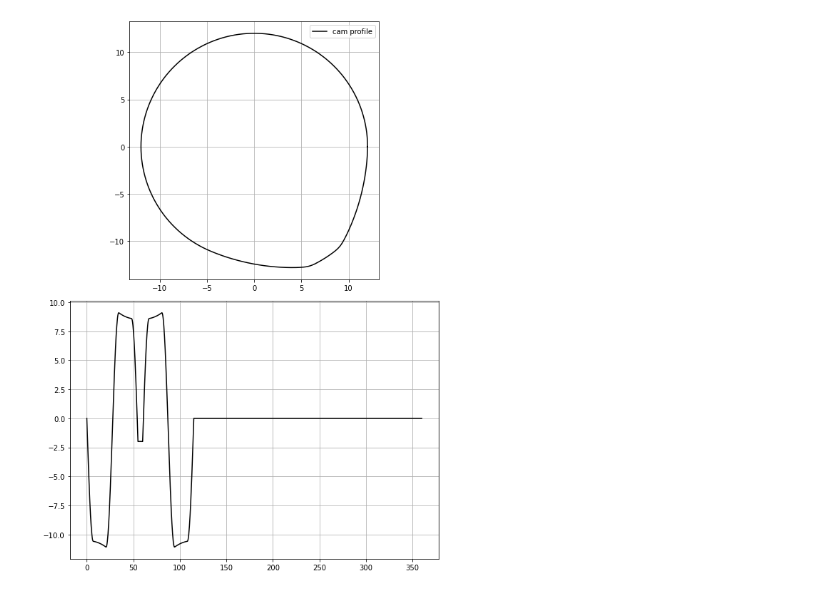
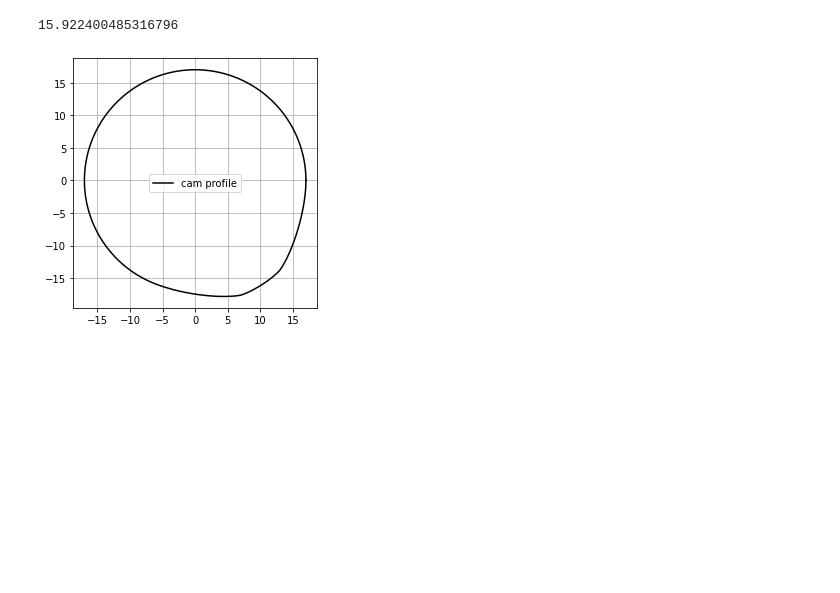
Before and after one commit to chimnonvuive/literate-meme, a Jupyter notebook: air compressor/cam.ipynb, the cells around one changed output. Saved outputs shown, nothing was run; the diff lists cells and outputs as text; code cells hidden in the pictures; blank space fills up the shorter version.

```diff
--- a/air compressor/cam.ipynb
+++ b/air compressor/cam.ipynb
@@ -143,32 +197,38 @@ plt.tight_layout()
+# %%
+rho_min = 1.5
+Rb = rho_min - min(ys + ddys)
+# plt.plot(-ys-ddys)
+# print(np.where(-ys-ddys==min(-ys-ddys)))
+# 260/1000*360
+print(Rb)
+Rb = 17
+# pn = sp.lambdify(t,p)
+# plt.plot(np.linspace(0,100), pn(np.linspace(0,100)))
+# %% [output]
+15.922400485316796
 # %%
-Rb, s, x, theta = 12, ys, dys, xs*np.pi/180
+s, x, theta = ys, dys, xs*np.pi/180
 RA = np.sqrt((Rb+s)**2 + x**2)
 sigA = theta + np.arctan(x/(Rb + s))
 
 xn = RA * np.cos(sigA)
 yn = -np.sign(omg) * RA * np.sin(sigA)
 
-# % axis equal
-# % plot(s,(R0+Y));
-# rho = Rb + ys + ddys
-# xn = rho*np.cos(T)
-# yn = rho*np.sin(T)
+fig, ax = plt.subplots()
+ax.plot(xn,yn,'k',label='cam profile')
+ax.grid()
+ax.set_aspect('equal')
+ax.legend()
 
-fig, ax = plt.subplots(2,1, figsize=(8,11))
-# fig0.show()
-ax[0].plot(xn,yn,'k',label='cam profile')
-ax[0].grid()
-ax[0].set_aspect('equal')
-ax[0].legend()
-# ax[0].set_xlim(0,30)
-# ax[0].set_ylim(-30,-20)
-ax[1].plot(xs,-ys-ddys,'k')
-ax[1].grid()
-ax[1].set_xlabel
+# fig, ax = plt.subplots(2,1, figsize=(8,11))
+# ax[0].plot(xn,yn,'k',label='cam profile')
+# ax[0].grid()
+# ax[0].set_aspect('equal')
+# ax[0].legend()
+# ax[1].plot(xs,-ys-ddys,'k')
+# ax[1].grid()
+# ax[1].set_xlabel
 plt.tight_layout()
-minx = np.min(np.where(xs<1e-2))
-xxs, yxs = xn[:minx],yn[:minx]
-# np.savetxt('cam_profile.txt',np.array([xxs,yxs,np.zeros(len(xxs))]).reshape(len(xxs),3),delimiter='\t')
 np.savetxt('cam_profile.txt',np.array([xn,yn,np.zeros(len(xn))]).T,delimiter='\t')
 # %% [output]
-[figure, old version]
+[figure, new version]
```
Also changed, not shown: parts of 3 cells of this notebook, 6 other files.
